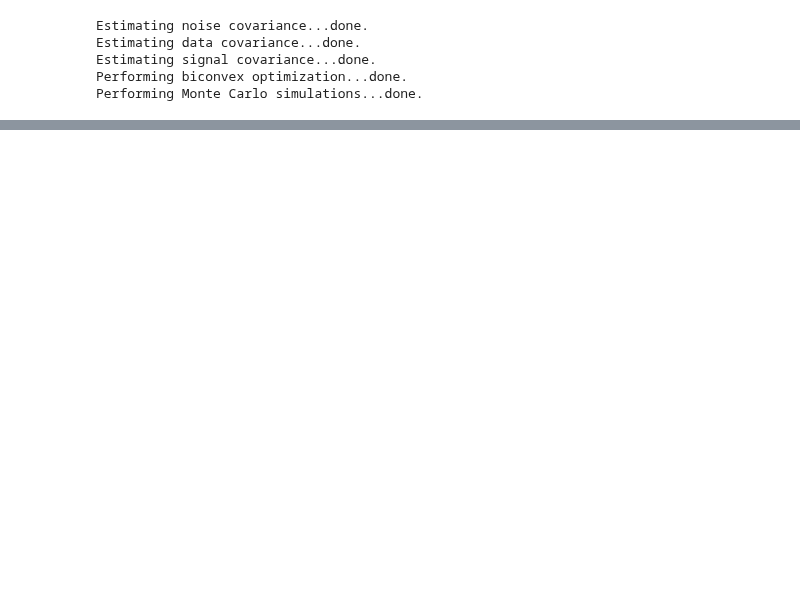
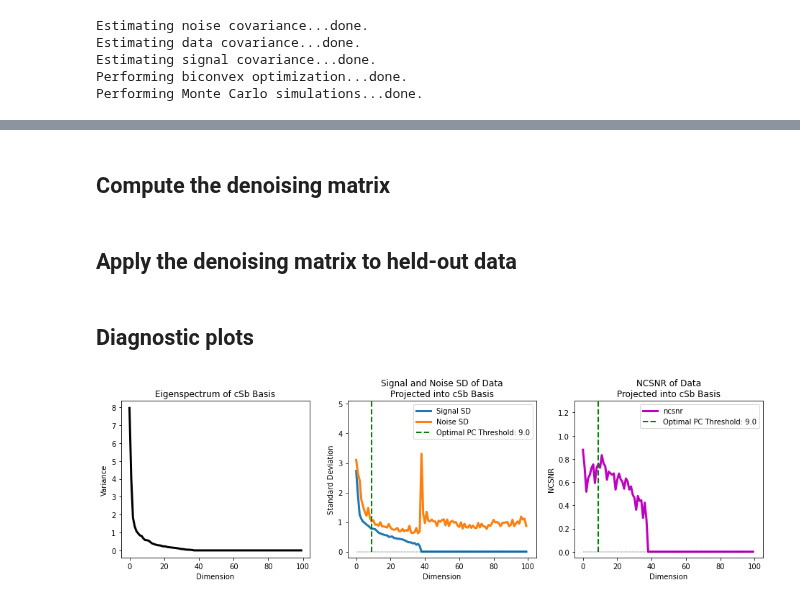
Before and after one commit to cvnlab/GSN, a Jupyter notebook: examples/example2.ipynb, the cells around one changed output, grey strips where cells are left out. Drawn from its saved outputs; the diff is of its cells as text; code cells hidden in the pictures; blank space fills up the shorter version.

```diff
--- a/examples/example2.ipynb
+++ b/examples/example2.ipynb
@@ -304,0 +143,22 @@ for basis in ['cSb','naive PCA',]:
+# %%
+# Perform eigendecomposition for the chosen (signal) basis
+basis = 'cSb'
+S, V = np.linalg.eigh(results[basis])
+idx = np.flip(np.argsort(S))
+S = S[idx]
+V = V[:, idx]
+# %% [markdown]
+## Compute the denoising matrix
+# %%
+# Configure options for the denoiser
+opt = {
+    'threshold_per': 'population',
+    'scoring_fn': mse_column_loss,
+    'thresholds': np.arange(nvox),
+    'cv_mode': 0
+}
+
+# Compute the optimal denoiser based on cross-validation
+denoiser, cv_scores, best_threshold = compute_denoiser(train_data.copy(), V.copy(), opt)
+# %% [markdown]
+## Apply the denoising matrix to held-out data
@@ -304,0 +173,16 @@ for basis in ['cSb','naive PCA',]:
+# %% [markdown]
+## Diagnostic plots
+# %%
+# Plot eigenspectrum and NCSNR
+plt.figure(figsize=(16, 4))
+plt.subplot(131)
+plt.plot(S, linewidth=3, color='k')
+plt.title(f'Eigenspectrum of {basis} Basis')
+plt.xlabel('Dimension')
+plt.ylabel('Variance')
+
+plot_basis_dim_ncsnrs(
+    train_data.copy().transpose(1, 2, 0), V, basis, best_threshold, subplots=(132, 133)
+)
+# %% [output]
+[figure, added]
```
Also changed, not shown: parts of 20 cells of this notebook.
